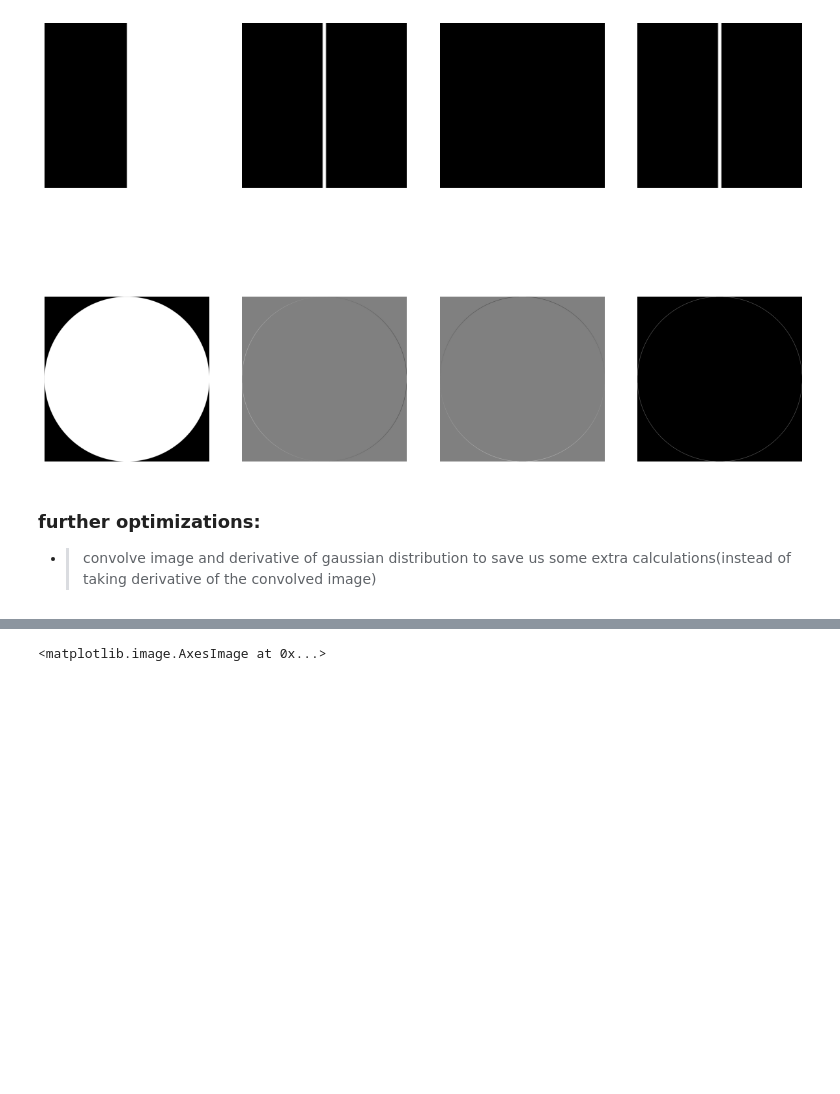
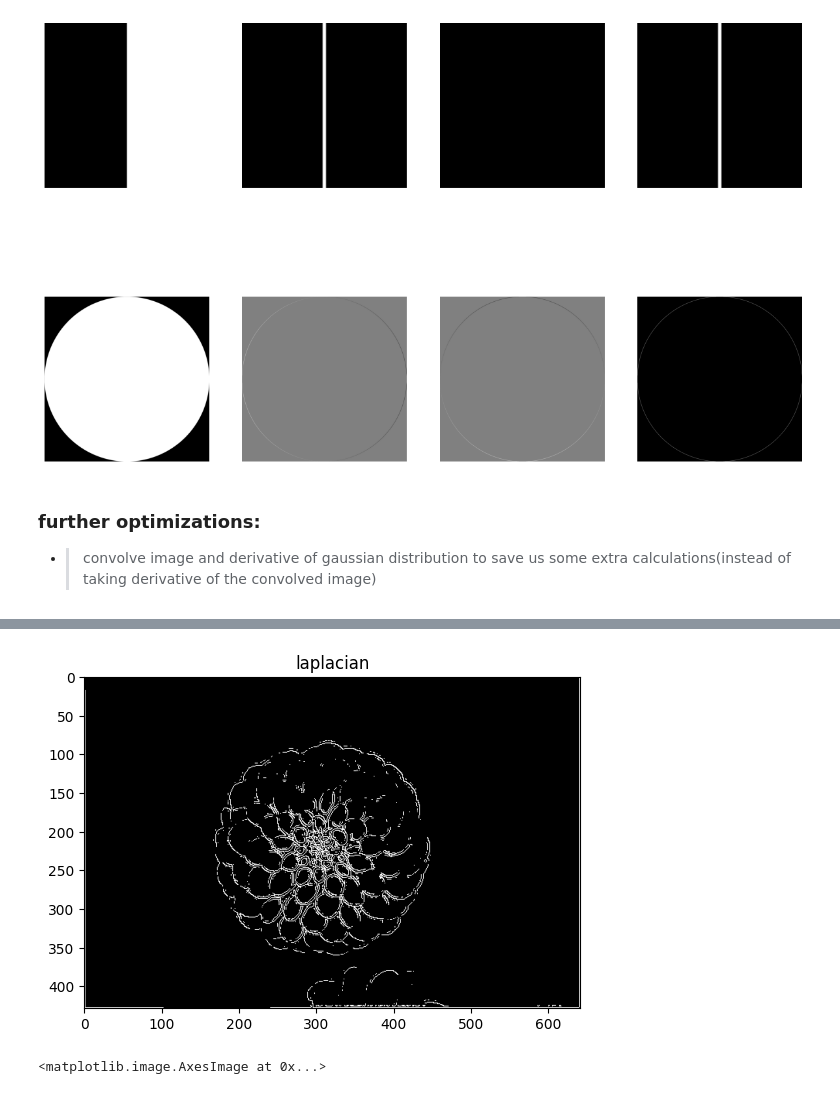
Before and after one commit to York-Citynew/edge_detection, a Jupyter notebook: edge_detection.ipynb, the cells around one changed output, grey strips where cells are left out. Cells and saved outputs as stored; diff of their text form; code cells hidden in the pictures; blank space fills up the shorter version.

```diff
--- a/edge_detection.ipynb
+++ b/edge_detection.ipynb
@@ -133,2 +133,8 @@ plt.imshow(edge_map,'gray')
+# %%
+plt.title('laplacian')
+plt.imshow(zero_crossing(laplacian, .05),'gray')
+plt.show()
+# %% [output]
+[figure, added]
 # %%
 plt.imshow(Canny(image,40,300), 'gray')
```
Also changed, not shown: parts of 5 cells of this notebook, 1 other file.
